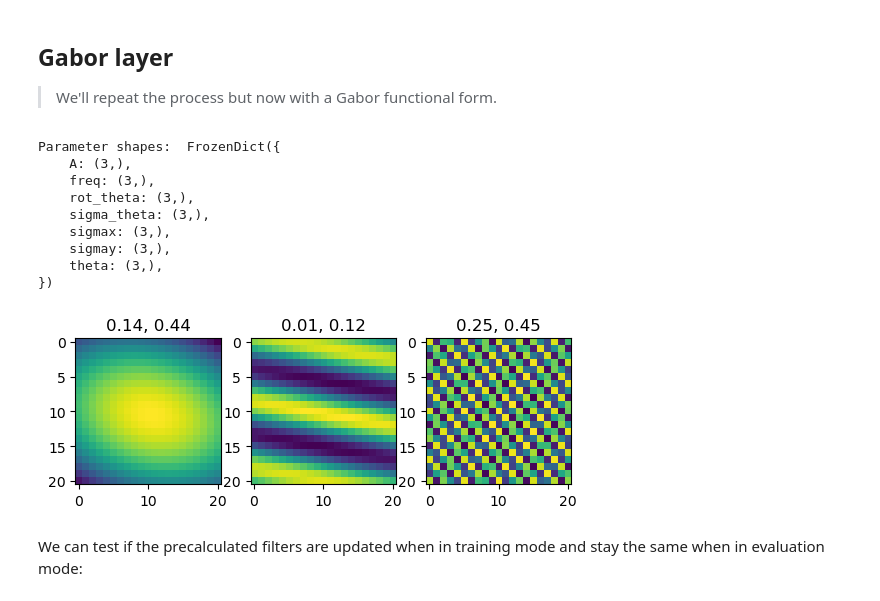
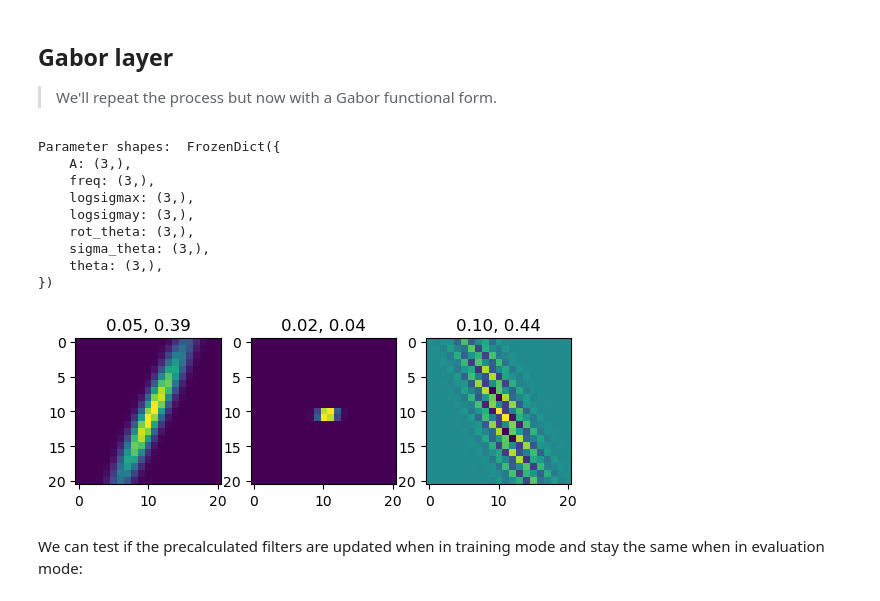
Before and after one commit to Jorgvt/fxlayers, a Jupyter notebook: Notebooks/00_layers.ipynb, the cells around one changed output. Saved outputs shown, nothing was run; the diff lists cells and outputs as text; code cells hidden in the pictures.

Commit message:
:bomb: Reverted into logsigma but changed the loss function of the problems from sum to mean because the gradients or something were exploding and potentially causing the NaNs.

```diff
--- a/Notebooks/00_layers.ipynb
+++ b/Notebooks/00_layers.ipynb
@@ -188,7 +188,7 @@ def update_step(apply_fn, tx, inputs, opt_state, params, state):
                                        x,
                                        mutable=list(state.keys()),
                                        train=True)
-        loss = ((pred-inputs)**2).sum()
+        loss = ((pred-inputs)**2).mean()
         return loss, updated_state
     (l, updated_state), grads = jax.value_and_grad(loss, has_aux=True)(params)
     updates, opt_state = tx.update(grads, opt_state)
@@ -255,19 +255,12 @@ class GaborLayer(nn.Module):
         freq = self.param("freq",
                            nn.initializers.uniform(scale=self.fs/2),
                            (self.features*inputs.shape[-1],))
-        # logsigmax = self.param("logsigmax",
-        #                    bounded_uniform(minval=-4., maxval=-0.5),
-        #                    (self.features*inputs.shape[-1],))
-        # logsigmay = self.param("logsigmay",
-        #                    bounded_uniform(minval=-4., maxval=-0.5),
-        #                    (self.features*inputs.shape[-1],))
-        sigmax = self.param("sigmax",
-                           nn.initializers.uniform(scale=self.xmean),
+        logsigmax = self.param("logsigmax",
+                           bounded_uniform(minval=-4., maxval=-0.5),
                            (self.features*inputs.shape[-1],))
-        sigmay = self.param("sigmay",
-                           nn.initializers.uniform(scale=self.ymean),
+        logsigmay = self.param("logsigmay",
+                           bounded_uniform(minval=-4., maxval=-0.5),
                            (self.features*inputs.shape[-1],))
-
         theta = self.param("theta",
                            nn.initializers.uniform(scale=jnp.pi),
                            (self.features*inputs.shape[-1],))
@@ -280,7 +273,7 @@ class GaborLayer(nn.Module):
         A = self.param("A",
                        nn.initializers.ones,
                        (self.features*inputs.shape[-1],))
-        # sigmax, sigmay = jnp.exp(logsigmax), jnp.exp(logsigmay)
+        sigmax, sigmay = jnp.exp(logsigmax), jnp.exp(logsigmay)
 
         if is_initialized and not train:
             kernel = precalc_filters.value
@@ -331,8 +324,8 @@ class GaborLayer(nn.Module):
 
     def return_kernel(self, params, c_in=3):
         x, y = self.generate_dominion()
-        # sigmax, sigmay = jnp.exp(params["logsigmax"]), jnp.exp(params["logsigmay"])
-        sigmax, sigmay = jnp.exp(params["sigmax"]), jnp.exp(params["sigmay"])
+        sigmax, sigmay = jnp.exp(params["logsigmax"]), jnp.exp(params["logsigmay"])
+        # sigmax, sigmay = jnp.exp(params["sigmax"]), jnp.exp(params["sigmay"])
         kernel = jax.vmap(self.gabor, in_axes=(None,None,None,None,0,0,0,0,0,0,0,None), out_axes=0)(x, y, self.xmean, self.ymean, sigmax, sigmay, params["freq"], params["theta"], params["sigma_theta"], params["rot_theta"], params["A"], self.normalize_prob)
         # kernel = jnp.reshape(kernel, newshape=(self.kernel_size, self.kernel_size, input_channels, self.features))
         kernel = rearrange(kernel, "(c_in c_out) kx ky -> kx ky c_in c_out", c_in=c_in, c_out=self.features)
@@ -351,23 +344,24 @@ print("Parameter shapes: ", jax.tree_util.tree_map(lambda x: x.shape, params))
 Parameter shapes:  FrozenDict({
     A: (3,),
     freq: (3,),
+    logsigmax: (3,),
+    logsigmay: (3,),
     rot_theta: (3,),
     sigma_theta: (3,),
-    sigmax: (3,),
-    sigmay: (3,),
     theta: (3,),
 })
 # %%
 #| eval: false
 import matplotlib.pyplot as plt
 kernel = model.return_kernel(params, c_in=3)
 fig, axes = plt.subplots(1, 3)
-for k, sigmax, sigmay, ax in zip(rearrange(kernel, "kx ky cin cout -> (cin cout) kx ky"), params["sigmax"], params["sigmay"], axes):
+# for k, sigmax, sigmay, ax in zip(rearrange(kernel, "kx ky cin cout -> (cin cout) kx ky"), params["sigmax"], params["sigmay"], axes):
+for k, sigmax, sigmay, ax in zip(rearrange(kernel, "kx ky cin cout -> (cin cout) kx ky"), jnp.exp(params["logsigmax"]), jnp.exp(params["logsigmay"]), axes):
     ax.imshow(k)
     ax.set_title(f"{sigmax:.2f}, {sigmay:.2f}")
 plt.show()
 # %% [output]
-[figure, old version]
+[figure, new version]
 # %% [markdown]
 We can test if the precalculated filters are updated when in training mode and stay the same when in evaluation mode:
 # %%
```
Also changed, not shown: parts of 8 cells of this notebook, 1 other file.
